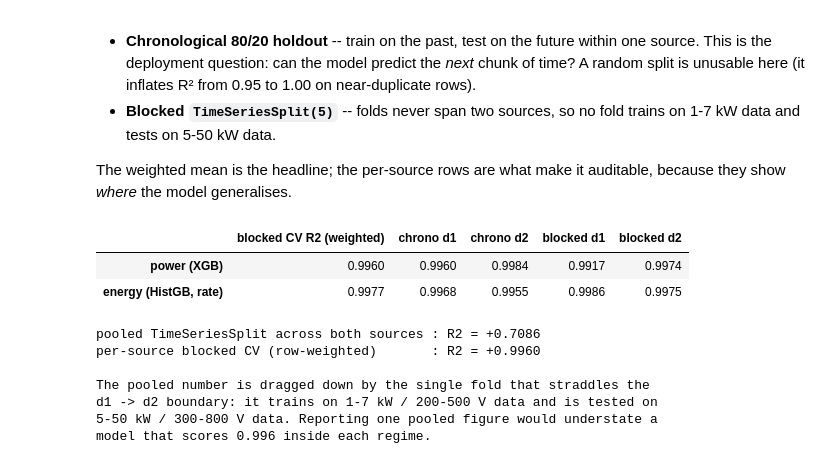
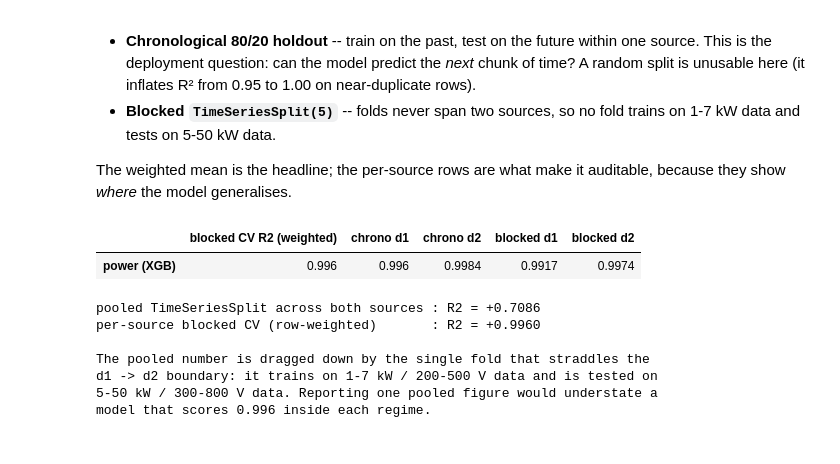
Before and after one commit to hariom710/EVOptima, a Jupyter notebook: ml/notebooks/ev_charging_prediction.ipynb, the cells around one changed output. Cells and saved outputs as stored; diff of their text form; code cells hidden in the pictures.

```diff
--- a/ml/notebooks/ev_charging_prediction.ipynb
+++ b/ml/notebooks/ev_charging_prediction.ipynb
@@ -245,20 +279,21 @@ leaky_features = ENERGY_FEATURES + CALENDAR
 
 
 def fit_rate_model(features):
-    # Fit the energy model on all sources with an arbitrary feature list.
+    # Fit the (retired) rate formulation on all sources, arbitrary feature list.
     frame = data.combined(datasets)
     x = frame[features].fillna(0)
     y = frame[config.RATE_TARGET]
     mask = y.notna()
     scaler = StandardScaler().fit(x[mask])
-    model = SPECS[ENERGY_MODEL_NAME]["estimator"]().fit(scaler.transform(x[mask]), y[mask])
+    model = config.energy_estimator().fit(scaler.transform(x[mask]), y[mask])
     return model, scaler
 
 
-def session_kwh(model, scaler, features, current_a, *, duration_h=2.0, month=3):
-    # Predicted kWh for a 2 h session at 400 V / current_a A, 25 C, SoC 50.
+def session_kwh(model, scaler, features, current_a, *, duration_h=2.0, month=3, voltage=400.0):
+    # Predicted kWh for a duration_h session at `voltage` V / current_a A,
+    # 25 C, SoC 50 -- exactly the serving path, scaler included.
     row = {
-        "Charging Power_kW": 400.0 * current_a / 1000.0,  # P = V*I/1000
+        "Charging Power_kW": voltage * current_a / 1000.0,  # P = V*I/1000
         "Battery Temperature_C": 25.0,
         "State Of Charge_SoC": 50.0,
         "hour": 4,
@@ -271,7 +306,7 @@ def session_kwh(model, scaler, features, current_a, *, duration_h=2.0, month=3):
     return rate * duration_h
 
 
-deployed = fit_rate_model(ENERGY_FEATURES)
+retired = fit_rate_model(ENERGY_FEATURES)
 leaky = fit_rate_model(leaky_features)
 
 print("--- score (blocked CV R2) ---")
@@ -279,7 +314,7 @@ with_cal = evaluate.per_source_report(
     datasets,
     leaky_features,
     config.RATE_TARGET,
-    SPECS[ENERGY_MODEL_NAME]["estimator"],
+    config.energy_estimator,
     metric_target=config.ENERGY_TARGET,
     integrate=evaluate.integrate_energy,
 )
@@ -287,7 +322,7 @@ without_cal = evaluate.per_source_report(
     datasets,
     ENERGY_FEATURES,
     config.RATE_TARGET,
-    SPECS[ENERGY_MODEL_NAME]["estimator"],
+    config.energy_estimator,
     metric_target=config.ENERGY_TARGET,
     integrate=evaluate.integrate_energy,
 )
@@ -301,8 +336,8 @@ sweep = pd.DataFrame(
     {
         "current_A": amps,
         "P_kW @400V": [round(400 * a / 1000, 1) for a in amps],
-        "deployed kWh": [
-            round(session_kwh(*deployed, ENERGY_FEATURES, a), 2) for a in amps
+        "retired kWh": [
+            round(session_kwh(*retired, ENERGY_FEATURES, a), 2) for a in amps
         ],
         "with-calendar kWh": [
             round(session_kwh(*leaky, leaky_features, a), 2) for a in amps
@@ -316,8 +351,8 @@ months = [2, 3]
 drift = pd.DataFrame(
     {
         "month": months,
-        "deployed kWh": [
-            round(session_kwh(*deployed, ENERGY_FEATURES, 40, month=m), 2) for m in months
+        "retired kWh": [
+            round(session_kwh(*retired, ENERGY_FEATURES, 40, month=m), 2) for m in months
         ],
         "with-calendar kWh": [
             round(session_kwh(*leaky, leaky_features, 40, month=m), 2) for m in months
@@ -461,36 +771,24 @@ auditable, because they show *where* the model generalises.
 # %%
 power_report = evaluate.per_source_report(
     datasets,
     POWER_FEATURES,
     SPECS[POWER_MODEL_NAME]["target"],
     SPECS[POWER_MODEL_NAME]["estimator"],
-    scaler_factory=StandardScaler,
-)
-energy_report = evaluate.per_source_report(
-    datasets,
-    ENERGY_FEATURES,
-    SPECS[ENERGY_MODEL_NAME]["target"],
-    SPECS[ENERGY_MODEL_NAME]["estimator"],
-    metric_target=config.ENERGY_TARGET,
-    integrate=evaluate.integrate_energy,
     scaler_factory=StandardScaler,
 )
 
 
 def flatten(label, rep):
     row = {"blocked CV R2 (weighted)": rep["weighted_blocked_cv_r2"]}
     row.update({f"chrono {s}": v["r2"] for s, v in rep["chronological_holdout"].items()})
     row.update({f"blocked {s}": v["r2"] for s, v in rep["blocked_cv"].items()})
     return {label: row}
 
 
-pd.DataFrame(
-    {**flatten("power (XGB)", power_report), **flatten("energy (HistGB, rate)", energy_report)}
-).T.round(4)
+pd.DataFrame(flatten("power (XGB)", power_report)).T.round(4)
 # %% [output]
 |  | blocked CV R2 (weighted) | chrono d1 | chrono d2 | blocked d1 | blocked d2 |
-| power (XGB) | 0.9960 | 0.9960 | 0.9984 | 0.9917 | 0.9974 |
-| energy (HistGB, rate) | 0.9977 | 0.9968 | 0.9955 | 0.9986 | 0.9975 |
+| power (XGB) | 0.996 | 0.996 | 0.9984 | 0.9917 | 0.9974 |
 # %%
 # Why the sources must not be pooled into one CV run.
 pooled = evaluate.evaluate_blocked(
```
Also changed, not shown: parts of 27 cells of this notebook, 18 other files.
